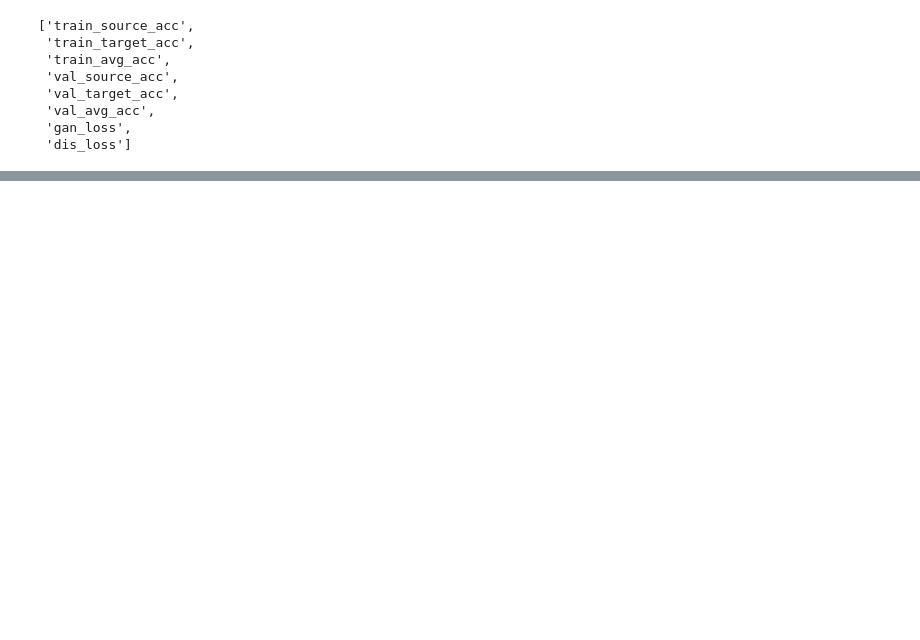
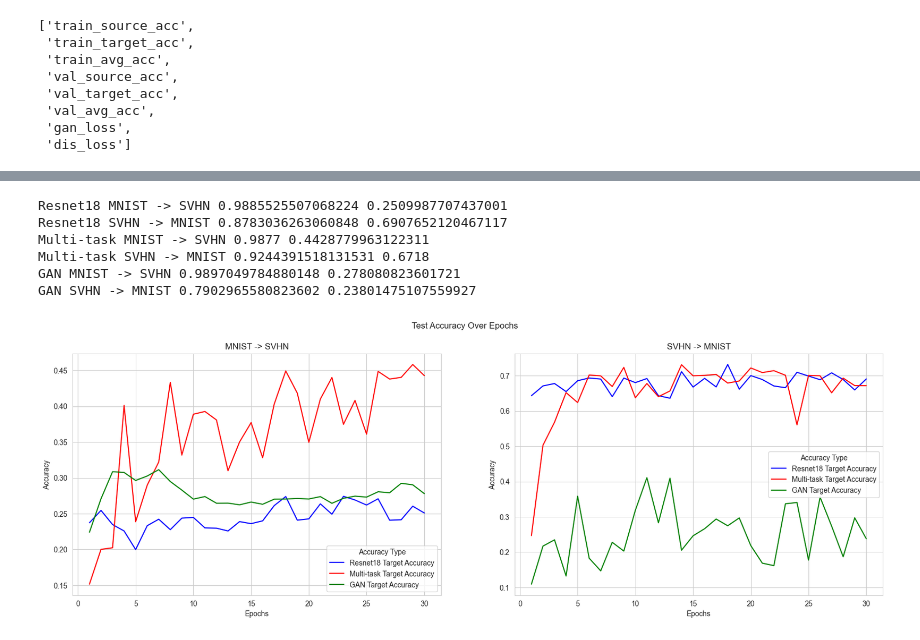
Before and after one commit to JohnOiko/single-domain, a Jupyter notebook: visualization.ipynb, the cells around one changed output, grey strips where cells are left out. Saved outputs shown, nothing was run; the diff lists cells and outputs as text; code cells hidden in the pictures; blank space fills up the shorter version.

```diff
--- a/visualization.ipynb
+++ b/visualization.ipynb
@@ -46,0 +84,63 @@ plt.show()
+# %%
+data = np.load('dump/resnet18_mnist_svhn_results.npz')
+res_mnist_svhn_val_target_acc = data['val_target_acc']
+print("Resnet18 MNIST -> SVHN", data['val_source_acc'][-1], data['val_target_acc'][-1])
+data = np.load('dump/resnet_svhn_mnist_results.npz')
+res_svhn_mnist_val_target_acc = data['val_target_acc']
+print("Resnet18 SVHN -> MNIST", data['val_source_acc'][-1], data['val_target_acc'][-1])
+
+
+data = np.load('dump/resnet18_multitask_mnist_svhn_results.npz')
+multi_mnist_svhn_val_target_acc = data['val_target_acc']
+print("Multi-task MNIST -> SVHN", data['val_source_acc'][-1], data['val_target_acc'][-1])
+data = np.load('dump/resnet18_multitask_svhn_mnist_results.npz')
+multi_svhn_mnist_val_target_acc = data['val_target_acc']
+print("Multi-task SVHN -> MNIST", data['val_source_acc'][-1], data['val_target_acc'][-1])
+
+
+data = np.load('dump/gan_mnist_svhn_results.npz')
+gan_mnist_svhn_val_target_acc = data['val_target_acc']
+print("GAN MNIST -> SVHN", data['val_source_acc'][-1], data['val_target_acc'][-1])
+data = np.load('dump/gan_svhn_mnist_results.npz')
+gan_svhn_mnist_val_target_acc = data['val_target_acc']
+print("GAN SVHN -> MNIST", data['val_source_acc'][-1], data['val_target_acc'][-1])
+# %% [output]
+Resnet18 MNIST -> SVHN 0.9885525507068224 0.2509987707437001
+Resnet18 SVHN -> MNIST 0.8783036263060848 0.6907652120467117
+Multi-task MNIST -> SVHN 0.9877 0.4428779963122311
+Multi-task SVHN -> MNIST 0.9244391518131531 0.6718
+GAN MNIST -> SVHN 0.9897049784880148 0.278080823601721
+GAN SVHN -> MNIST 0.7902965580823602 0.23801475107559927
+# %%
+fig, ax = plt.subplots(ncols=2, figsize=(20, 6))
+
+# Plotting the mnist -> usps results
+sns.lineplot(x=epochs, y=res_mnist_svhn_val_target_acc, label='Resnet18 Target Accuracy', color='blue', linestyle='-', ax=ax[0])
+
+sns.lineplot(x=epochs, y=multi_mnist_svhn_val_target_acc, label='Multi-task Target Accuracy', color='red', linestyle='-', ax=ax[0])
+
+sns.lineplot(x=epochs, y=gan_mnist_svhn_val_target_acc, label='GAN Target Accuracy', color='green', linestyle='-', ax=ax[0])
+
+ax[0].legend(title='Accuracy Type')
+ax[0].set_title('MNIST -> SVHN')
+ax[0].set_xlabel('Epochs')
+ax[0].set_ylabel('Accuracy')
+# ax[0].set_ylim([0.4, 1])
+
+# Plotting the svhn -> mnist results
+sns.lineplot(x=epochs, y=res_svhn_mnist_val_target_acc, label='Resnet18 Target Accuracy', color='blue', linestyle='-', ax=ax[1])
+
+sns.lineplot(x=epochs, y=multi_svhn_mnist_val_target_acc, label='Multi-task Target Accuracy', color='red', linestyle='-', ax=ax[1])
+
+sns.lineplot(x=epochs, y=gan_svhn_mnist_val_target_acc, label='GAN Target Accuracy', color='green', linestyle='-', ax=ax[1])
+
+# Adding labels and title
+ax[1].legend(title='Accuracy Type')
+ax[1].set_title('SVHN -> MNIST')
+ax[1].set_xlabel('Epochs')
+ax[1].set_ylabel('Accuracy')
+fig.suptitle('Test Accuracy Over Epochs')
+plt.grid(True)
+plt.show()
+# %% [output]
+[figure, added]
```
Also changed, not shown: parts of 4 cells of this notebook, 14 other files.
